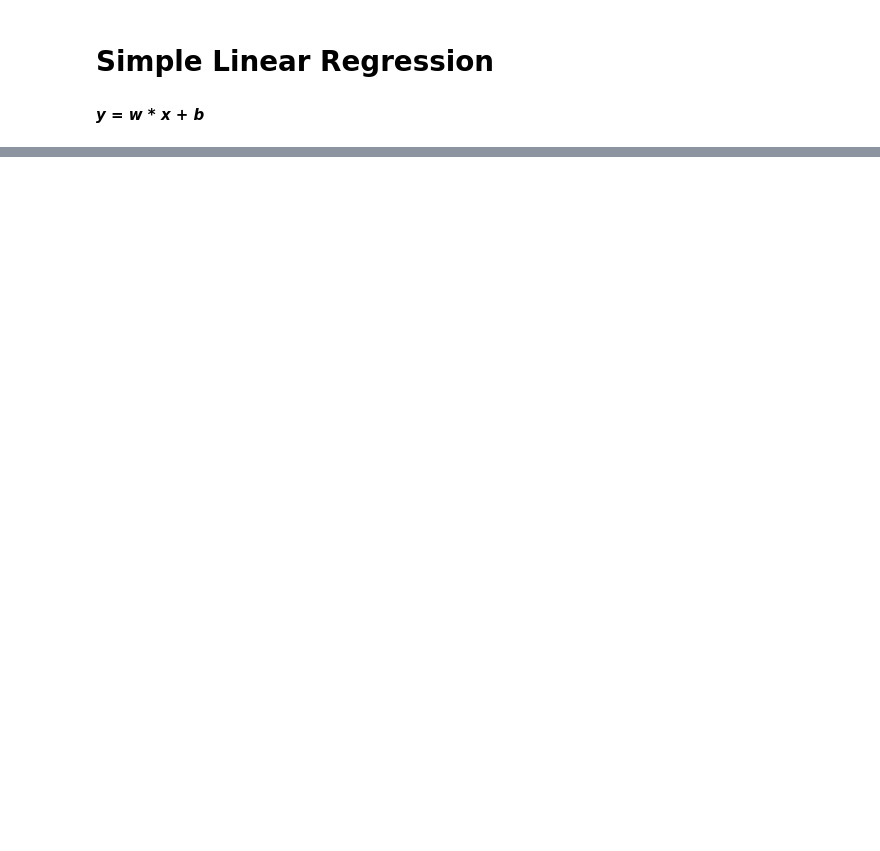
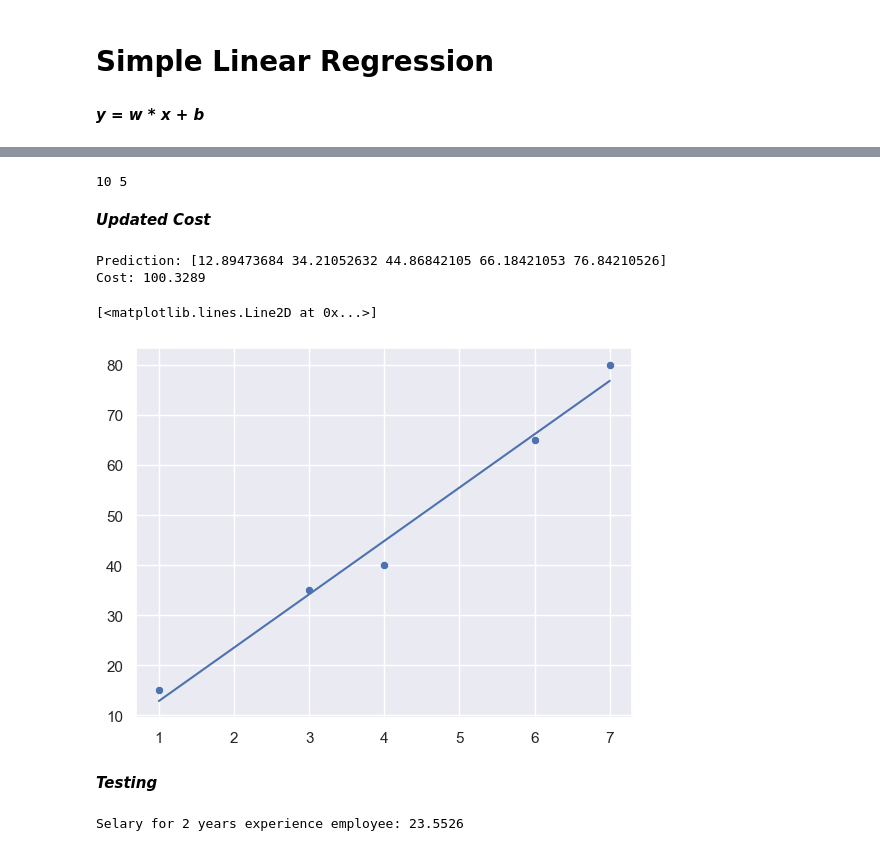
Before and after one commit to DevAvi404/AI-ML, a Jupyter notebook: Machine Learning/AI-ML/ML Algorithm/Supervised Learning/Regression/Simple Linear Regression.ipynb, the cells around one changed output, grey strips where cells are left out. Cells and saved outputs as stored; diff of their text form; code cells hidden in the pictures; blank space fills up the shorter version.

```diff
--- a/Machine Learning/AI-ML/ML Algorithm/Supervised Learning/Regression/Simple Linear Regression.ipynb
+++ b/Machine Learning/AI-ML/ML Algorithm/Supervised Learning/Regression/Simple Linear Regression.ipynb
@@ -22,0 +90,20 @@ Text(0, 0.5, 'Salary in thousands')
+# %%
+def calculate_gradint(x, y, w, b):
+
+    m = x.shape[0]
+
+    dj_dw = 0.0 # dj/dw = 1 / m * ∑ (ȳ - y) * x
+    dj_db = 0.0 # dj/db = 1 / m * ∑ (ȳ - y)
+
+
+    for i in range(m):
+        ȳ = w * x[i] + b
+        error = ȳ - y[i]
+
+        dj_dw = dj_dw + (error * x[i])
+        dj_db = dj_db + error
+
+    dj_dw = dj_dw / m
+    dj_db = dj_db / m
+
+    return dj_dw, dj_db
@@ -22,0 +143,2 @@ Text(0, 0.5, 'Salary in thousands')
+# %%
+weight, bias, cost_memo, iter = gradient_descent(x, y, w_input=0, b_input=0, max_itr=10000, alpha=0.01)
@@ -22,0 +163,31 @@ Text(0, 0.5, 'Salary in thousands')
+# %%
+print(w,b)
+# %% [output]
+10 5
+# %% [markdown]
+***Updated Cost***
+# %%
+prediction = make_prediction(x, y, w=weight, b=bias)
+cost = compute_cost(x, y, w=weight, b=bias)
+
+print(f"Prediction: {prediction}")
+print(f"Cost: {cost:0.4f}")
+
+sns.scatterplot(x=x, y=y)
+plt.plot(x, prediction)
+# %% [output]
+Prediction: [12.89473684 34.21052632 44.86842105 66.18421053 76.84210526]
+Cost: 100.3289
+[<matplotlib.lines.Line2D at 0x...>]
+[figure, added]
+# %% [markdown]
+***Testing***
+# %%
+# selary for x years experience employee
+# ȳ = w * x + b
+x = 2
+ȳ = weight * x + bias
+
+print(f"Selary for {x} years experience employee: {ȳ:0.4f}")
+# %% [output]
+Selary for 2 years experience employee: 23.5526
```
Also changed, not shown: parts of 15 cells of this notebook, 1 other file.
